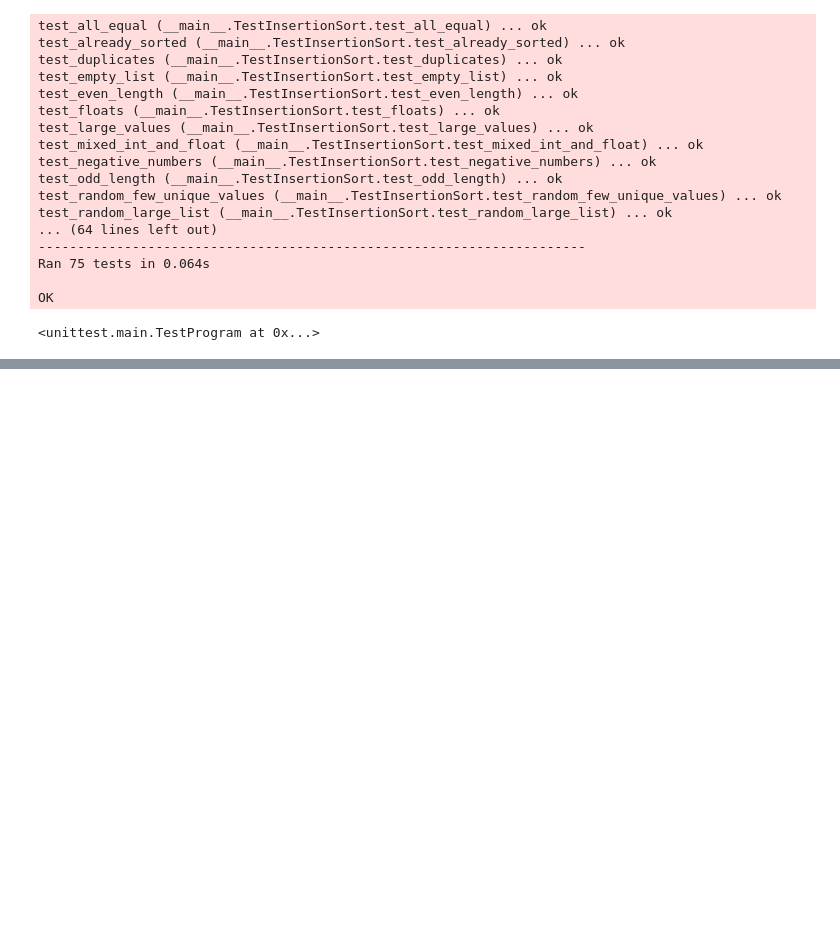
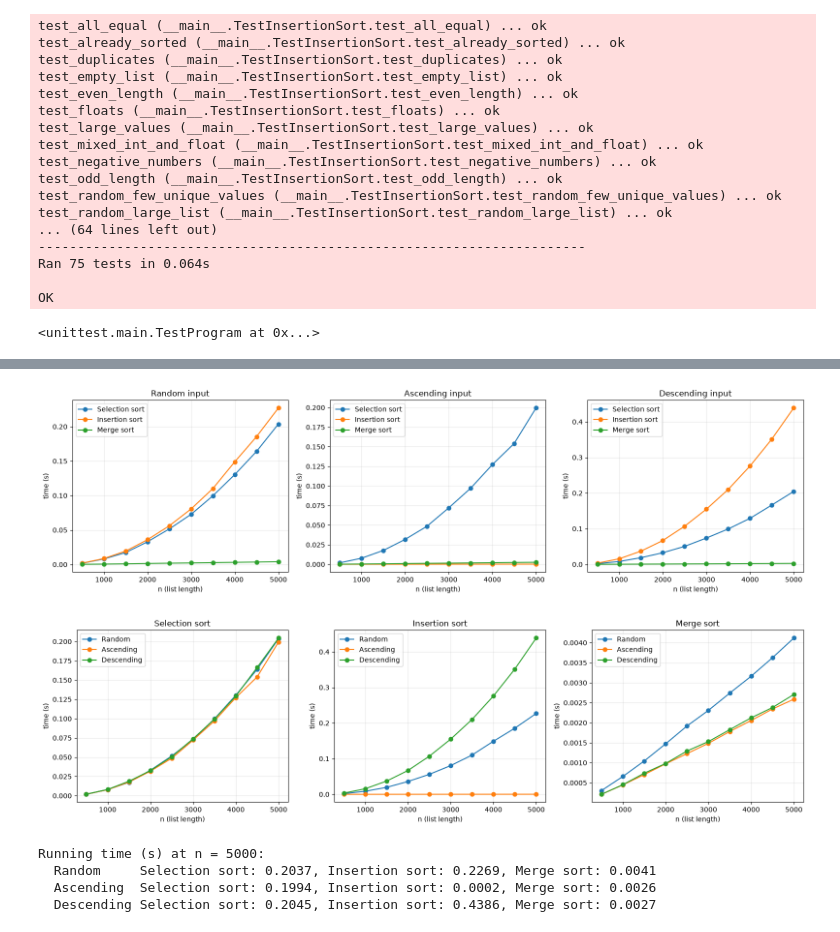
Before and after one commit to ahausgaard/ADS, a Jupyter notebook: Assignments/Assignment 2.ipynb, the cells around one changed output, grey strips where cells are left out. Drawn from its saved outputs; the diff is of its cells as text; code cells hidden in the pictures; blank space fills up the shorter version.

```diff
--- a/Assignments/Assignment 2.ipynb
+++ b/Assignments/Assignment 2.ipynb
@@ -248,0 +257,76 @@ OK
+# %%
+import random
+import time
+import matplotlib.pyplot as plt
+
+
+def measure(sort, data, repeats=3):
+
+    best = float("inf")
+    for i in range(repeats):
+        copy = list(data)  # selection/insertion sort work in place
+        start = time.perf_counter()
+        sort(copy)
+        best = min(best, time.perf_counter() - start)
+    return best
+
+
+sizes = list(range(500, 5001, 500))
+rng = random.Random(42)
+inputs = {
+    "Random": lambda n: rng.sample(range(n * 10), n),
+    "Ascending": lambda n: list(range(n)),
+    "Descending": lambda n: list(range(n, 0, -1)),
+}
+algorithms = {
+    "Selection sort": selection_sort,
+    "Insertion sort": insertion_sort,
+    "Merge sort": merge_sort,
+}
+
+# times[input_name][algorithm_name] = list of running times, one per size
+times = {name: {alg: [] for alg in algorithms} for name in inputs}
+for name, make in inputs.items():
+    for n in sizes:
+        data = make(n)
+        for alg_name, alg in algorithms.items():
+            times[name][alg_name].append(measure(alg, data))
+
+# Figure 1: one subplot per input type, comparing the algorithms
+fig, axes = plt.subplots(1, 3, figsize=(16, 4.5))
+for ax, name in zip(axes, inputs):
+    for alg_name in algorithms:
+        ax.plot(sizes, times[name][alg_name], marker="o", label=alg_name)
+    ax.set_title(f"{name} input")
+    ax.set_xlabel("n (list length)")
+    ax.set_ylabel("time (s)")
+    ax.grid(alpha=0.3)
+    ax.legend()
+plt.tight_layout()
+plt.show()
+
+# Figure 2: one subplot per algorithm, comparing the input types
+fig, axes = plt.subplots(1, 3, figsize=(16, 4.5))
+for ax, alg_name in zip(axes, algorithms):
+    for name in inputs:
+        ax.plot(sizes, times[name][alg_name], marker="o", label=name)
+    ax.set_title(alg_name)
+    ax.set_xlabel("n (list length)")
+    ax.set_ylabel("time (s)")
+    ax.grid(alpha=0.3)
+    ax.legend()
+plt.tight_layout()
+plt.show()
+
+# Times at the largest n, for the discussion below
+print(f"Running time (s) at n = {sizes[-1]}:")
+for name in inputs:
+    row = ", ".join(f"{alg}: {times[name][alg][-1]:.4f}" for alg in algorithms)
+    print(f"  {name:<10} {row}")
+# %% [output]
+[figure, added]
+[figure, added]
+Running time (s) at n = 5000:
+  Random     Selection sort: 0.2037, Insertion sort: 0.2269, Merge sort: 0.0041
+  Ascending  Selection sort: 0.1994, Insertion sort: 0.0002, Merge sort: 0.0026
+  Descending Selection sort: 0.2045, Insertion sort: 0.4386, Merge sort: 0.0027
```
Also changed, not shown: parts of 2 cells of this notebook.
